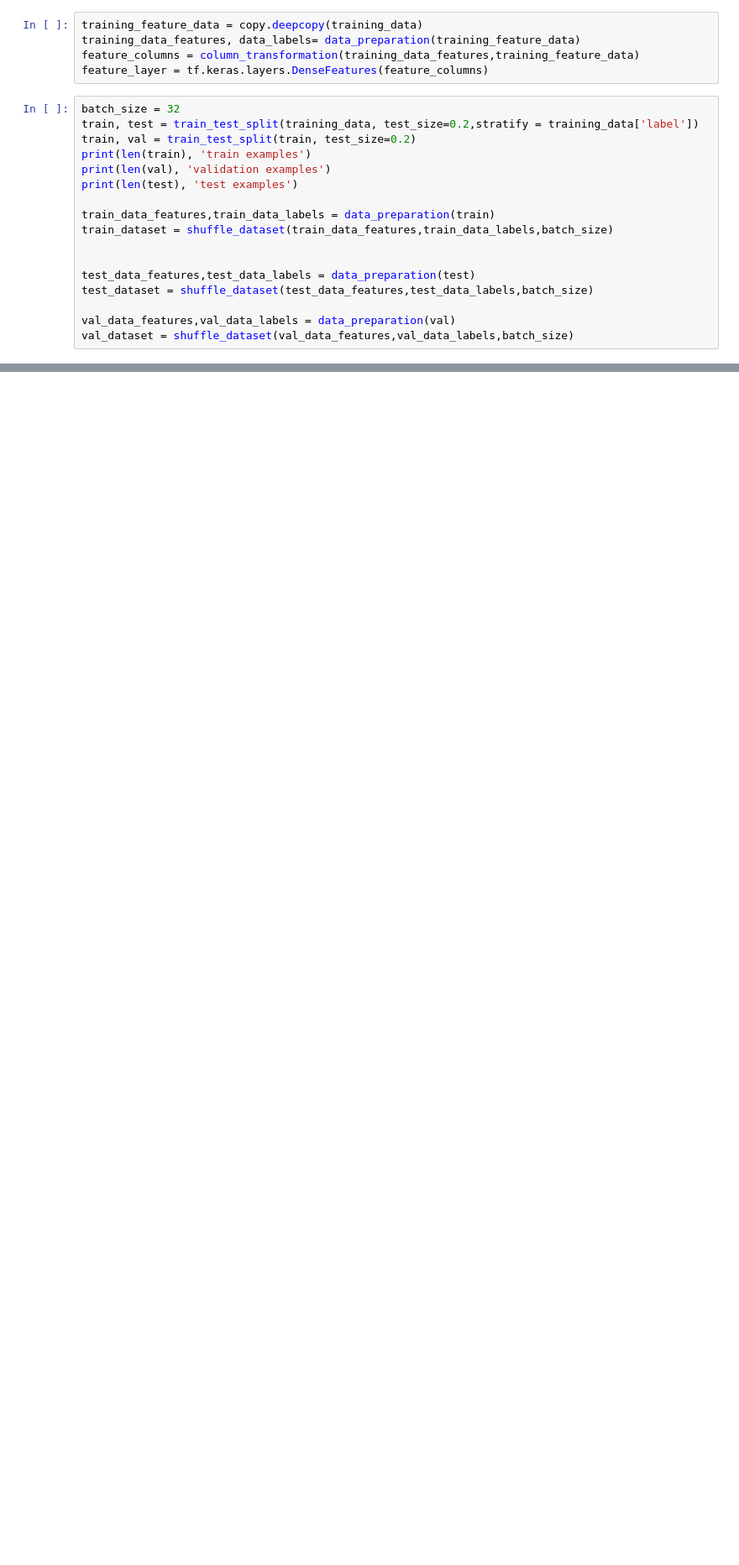
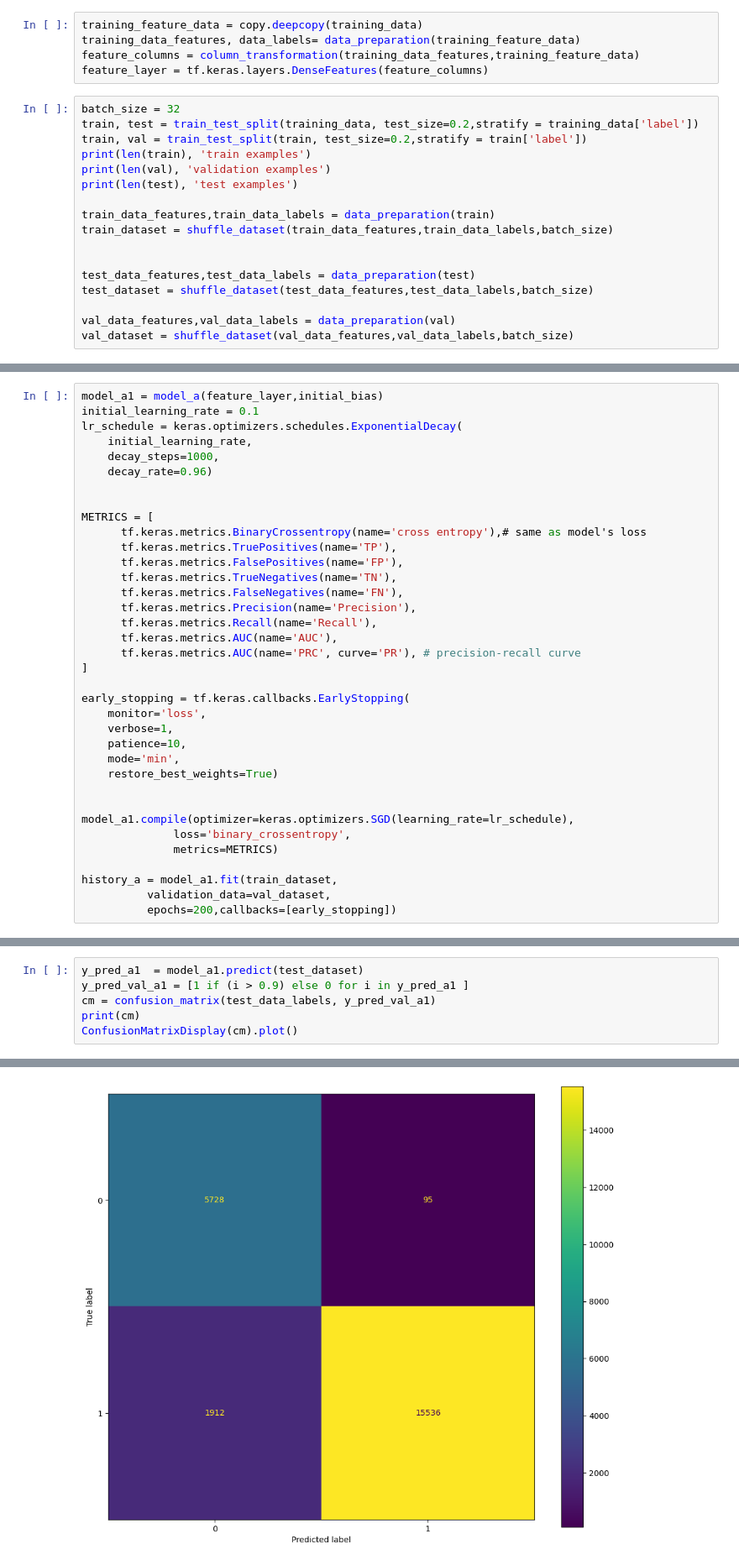
Before and after one commit to SanjeevSaini01/CTI, a Jupyter notebook: cti.ipynb, the cells around one changed output, grey strips where cells are left out. Shown at 84% size. Saved outputs shown, nothing was run; the diff lists cells and outputs as text; blank space fills up the shorter version.

```diff
--- a/cti.ipynb
+++ b/cti.ipynb
@@ -359,7 +70,7 @@ feature_layer = tf.keras.layers.DenseFeatures(feature_columns)
 # %%
 batch_size = 32
 train, test = train_test_split(training_data, test_size=0.2,stratify = training_data['label'])
-train, val = train_test_split(train, test_size=0.2)
+train, val = train_test_split(train, test_size=0.2,stratify = train['label'])
 print(len(train), 'train examples')
 print(len(val), 'validation examples')
 print(len(test), 'test examples')
@@ -450,0 +91,36 @@ _________________________________________________________________
+# %%
+model_a1 = model_a(feature_layer,initial_bias)
+initial_learning_rate = 0.1
+lr_schedule = keras.optimizers.schedules.ExponentialDecay(
+    initial_learning_rate,
+    decay_steps=1000,
+    decay_rate=0.96)
+
+
+METRICS = [
+      tf.keras.metrics.BinaryCrossentropy(name='cross entropy'),# same as model's loss
+      tf.keras.metrics.TruePositives(name='TP'),
+      tf.keras.metrics.FalsePositives(name='FP'),
+      tf.keras.metrics.TrueNegatives(name='TN'),
+      tf.keras.metrics.FalseNegatives(name='FN'),
+      tf.keras.metrics.Precision(name='Precision'),
+      tf.keras.metrics.Recall(name='Recall'),
+      tf.keras.metrics.AUC(name='AUC'),
+      tf.keras.metrics.AUC(name='PRC', curve='PR'), # precision-recall curve
+]
+
+early_stopping = tf.keras.callbacks.EarlyStopping(
+    monitor='loss',
+    verbose=1,
+    patience=10,
+    mode='min',
+    restore_best_weights=True)
+
+
+model_a1.compile(optimizer=keras.optimizers.SGD(learning_rate=lr_schedule),
+              loss='binary_crossentropy',
+              metrics=METRICS)
+
+history_a = model_a1.fit(train_dataset,
+          validation_data=val_dataset,
+          epochs=200,callbacks=[early_stopping])
@@ -450,0 +151,7 @@ _________________________________________________________________
+# %%
+y_pred_a1  = model_a1.predict(test_dataset)
+y_pred_val_a1 = [1 if (i > 0.9) else 0 for i in y_pred_a1 ]
+cm = confusion_matrix(test_data_labels, y_pred_val_a1)
+print(cm)
+ConfusionMatrixDisplay(cm).plot()
+# %% [output]
@@ -450,0 +162 @@ _________________________________________________________________
+[figure, added]
```
Also changed, not shown: parts of 52 cells of this notebook.
